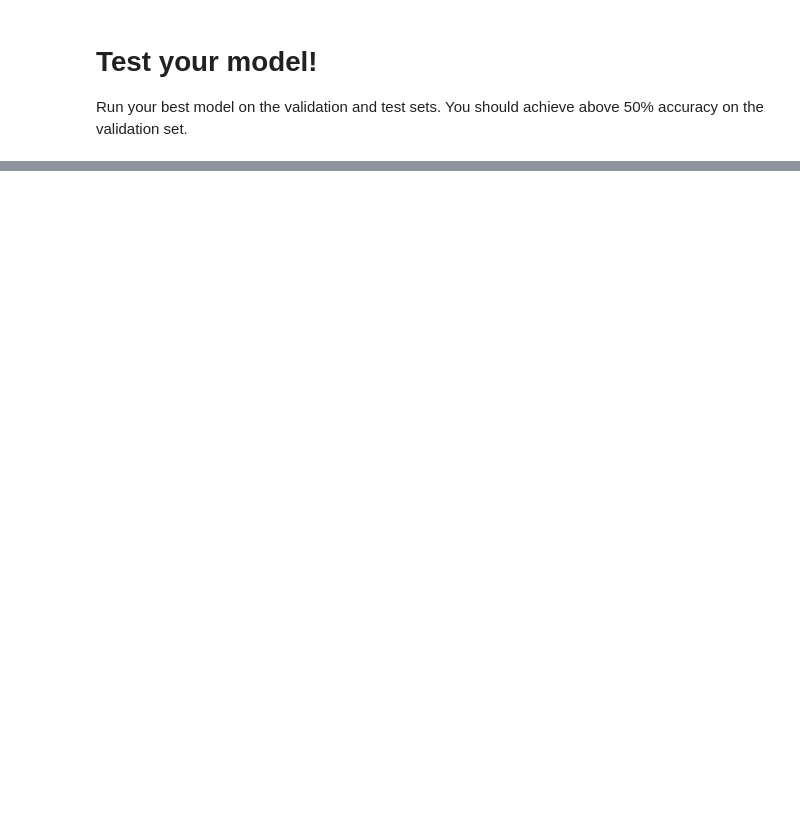
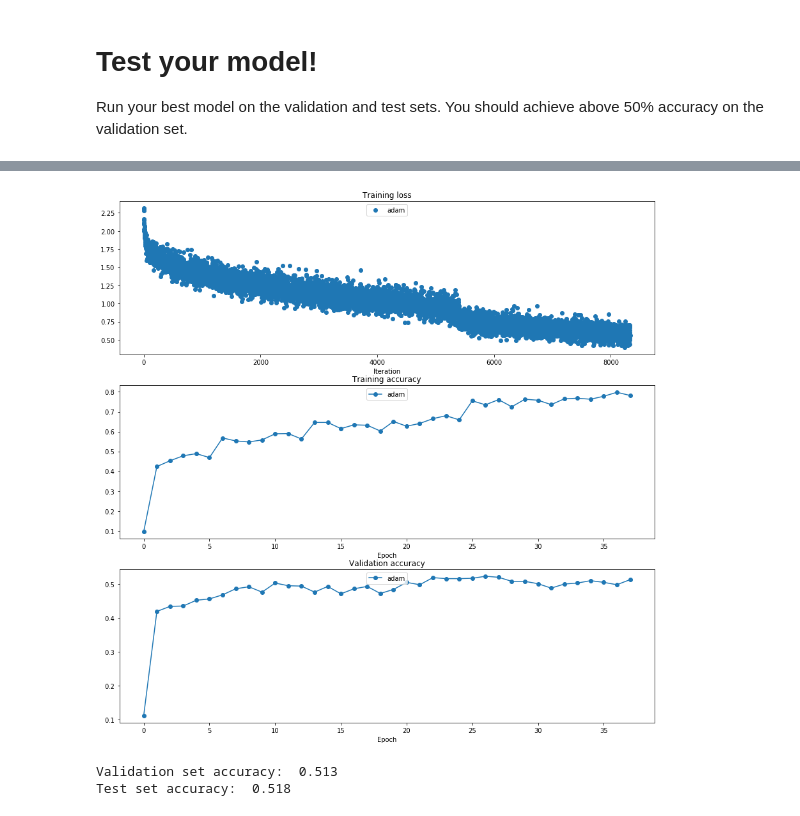
Before and after one commit to jvenepal/cs231n-spring2020, a Jupyter notebook: assignment2/FullyConnectedNets.ipynb, the cells around one changed output, grey strips where cells are left out. Saved outputs shown, nothing was run; the diff lists cells and outputs as text; code cells hidden in the pictures; blank space fills up the shorter version.

```diff
--- a/assignment2/FullyConnectedNets.ipynb
+++ b/assignment2/FullyConnectedNets.ipynb
@@ -866,0 +1032,4 @@ print('Test set accuracy: ', (y_test_pred == data['y_test']).mean())
+# %%
+# can we train for a few more epochs?
+solver.num_epochs = 2
+solver.train()
@@ -866,0 +1066,4 @@ print('Test set accuracy: ', (y_test_pred == data['y_test']).mean())
+# %%
+# can we train for a few more epochs?
+solver.num_epochs = 2
+solver.train()
@@ -866,0 +1077,33 @@ print('Test set accuracy: ', (y_test_pred == data['y_test']).mean())
+# %%
+# as can be seen above, loss is still decreasing; so lets train for 10 more epochs
+solver.num_epochs = 10
+solver.train()
+
+plt.subplot(3, 1, 1)
+plt.title('Training loss')
+plt.xlabel('Iteration')
+
+plt.subplot(3, 1, 2)
+plt.title('Training accuracy')
+plt.xlabel('Epoch')
+
+plt.subplot(3, 1, 3)
+plt.title('Validation accuracy')
+plt.xlabel('Epoch')
+
+for update_rule, solver in list(solvers.items()):
+  plt.subplot(3, 1, 1)
+  plt.plot(solver.loss_history, 'o', label=update_rule)
+
+  plt.subplot(3, 1, 2)
+  plt.plot(solver.train_acc_history, '-o', label=update_rule)
+
+  plt.subplot(3, 1, 3)
+  plt.plot(solver.val_acc_history, '-o', label=update_rule)
+
+for i in [1, 2, 3]:
+  plt.subplot(3, 1, i)
+  plt.legend(loc='upper center', ncol=4)
+plt.gcf().set_size_inches(15, 15)
+plt.show()
+# %% [output]
@@ -866,0 +1127,10 @@ print('Test set accuracy: ', (y_test_pred == data['y_test']).mean())
+[figure, added]
+# %%
+best_model = model
+y_test_pred = np.argmax(best_model.loss(data['X_test']), axis=1)
+y_val_pred = np.argmax(best_model.loss(data['X_val']), axis=1)
+print('Validation set accuracy: ', (y_val_pred == data['y_val']).mean())
+print('Test set accuracy: ', (y_test_pred == data['y_test']).mean())
+# %% [output]
+Validation set accuracy:  0.513
+Test set accuracy:  0.518
```
Also changed, not shown: parts of 22 cells of this notebook, 5 other files.
